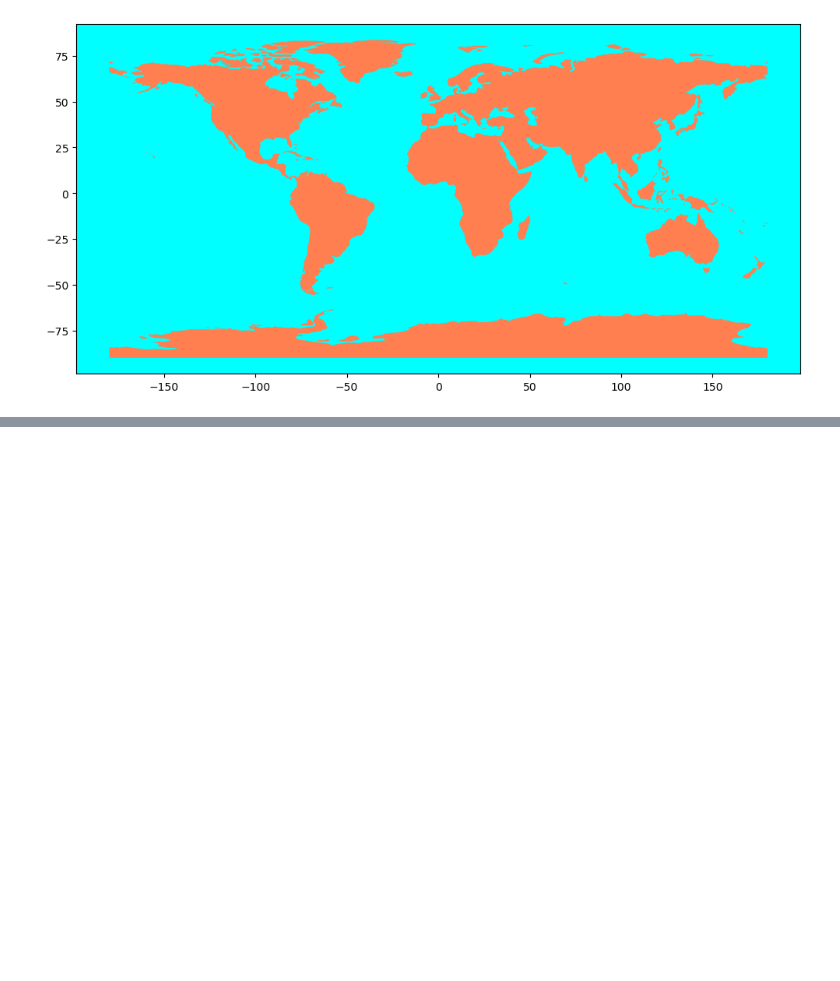
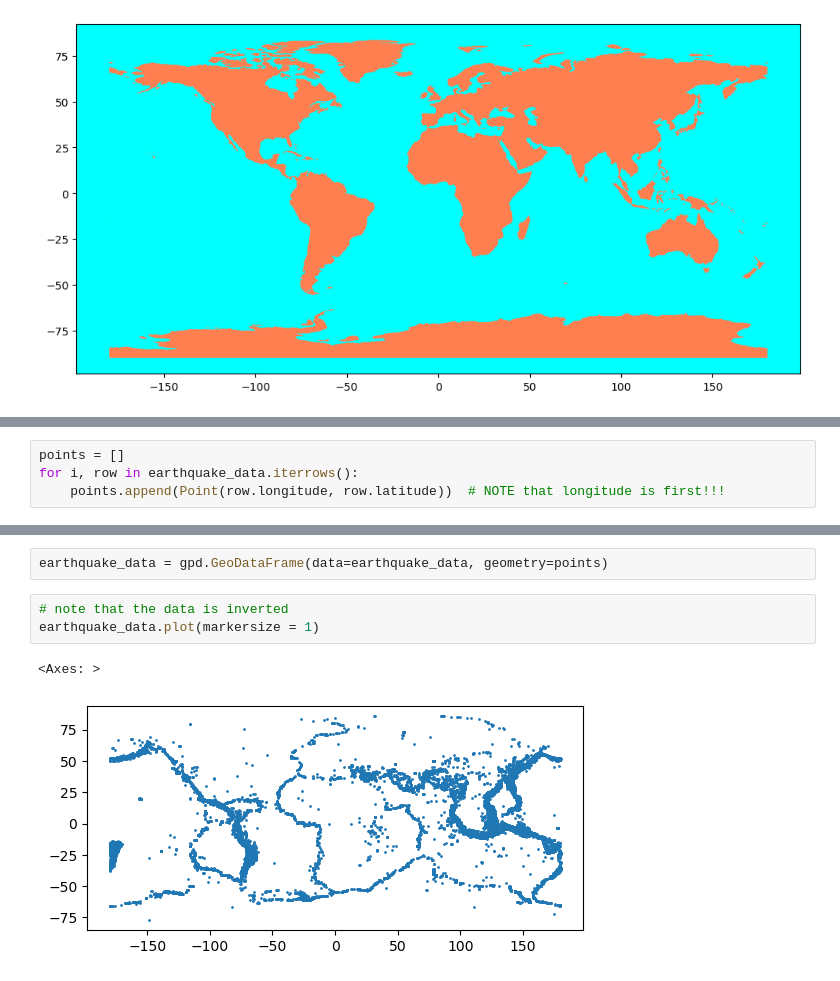
Before and after one commit to mstoychev/Data-Science-SoftwareUniversity, a Jupyter notebook: 5. Working with Spatial Data and Network Analysis/1. Class Notes/Class Notes Working with Spatial Data.ipynb, the cells around one changed output, grey strips where cells are left out. Drawn from its saved outputs; the diff is of its cells as text; blank space fills up the shorter version.

```diff
--- a/5. Working with Spatial Data and Network Analysis/1. Class Notes/Class Notes Working with Spatial Data.ipynb
+++ b/5. Working with Spatial Data and Network Analysis/1. Class Notes/Class Notes Working with Spatial Data.ipynb
@@ -439,0 +475,4 @@ gpd.GeoDataFrame(earthquake_data)
+# %%
+points = []
+for i, row in earthquake_data.iterrows():
+    points.append(Point(row.longitude, row.latitude))  # NOTE that longitude is first!!!
@@ -439,0 +499,8 @@ gpd.GeoDataFrame(earthquake_data)
+# %%
+earthquake_data = gpd.GeoDataFrame(data=earthquake_data, geometry=points)
+# %%
+# note that the data is inverted
+earthquake_data.plot(markersize = 1)
+# %% [output]
+<Axes: >
+[figure, added]
```
Also changed, not shown: parts of 8 cells of this notebook.
